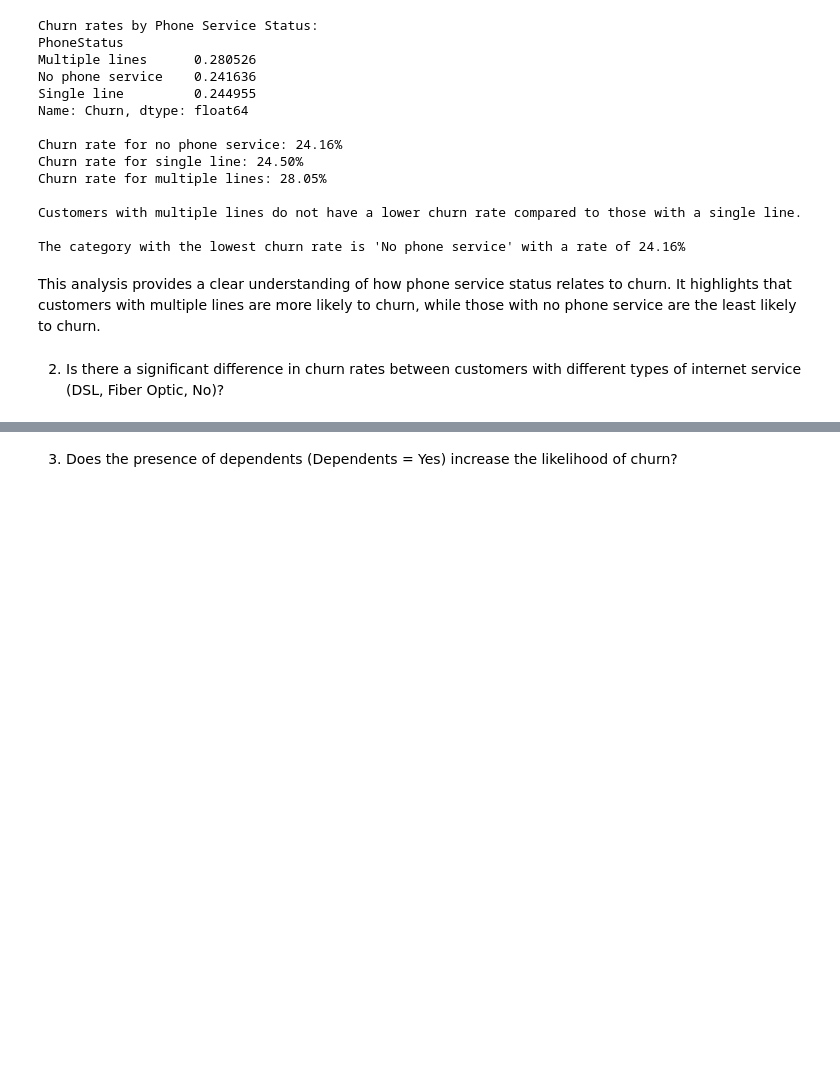
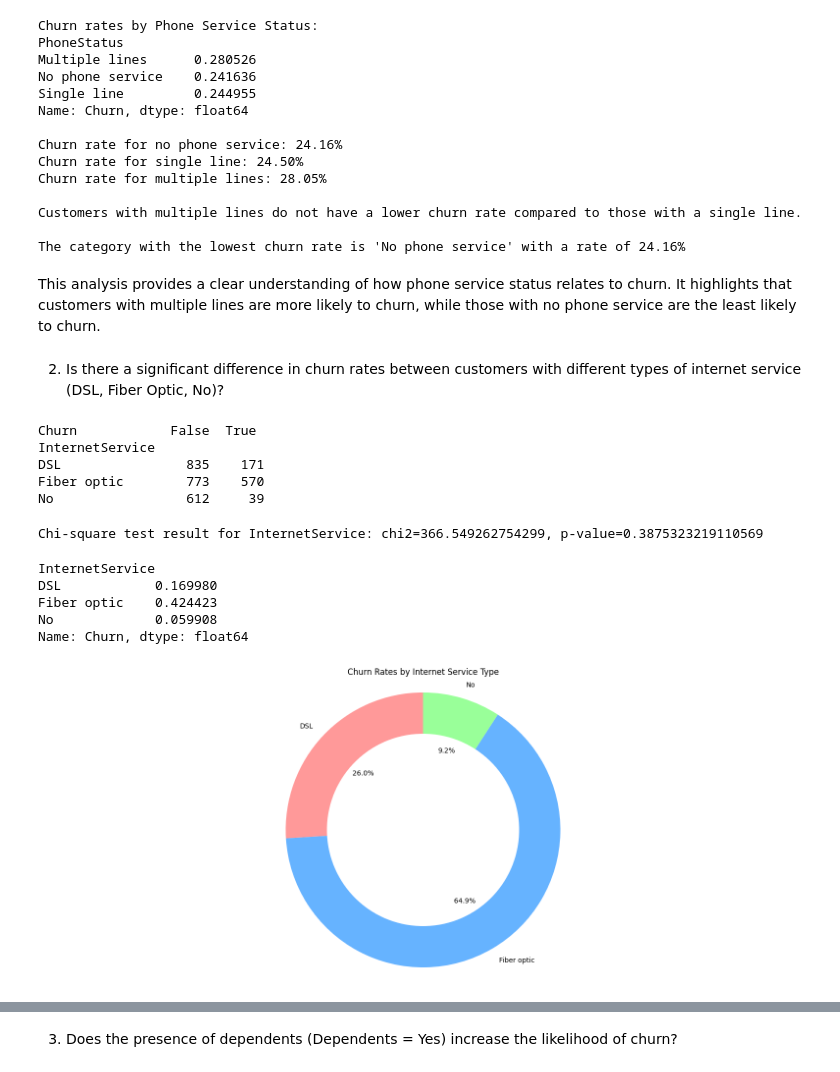
Before and after one commit to Ogoms/Customer-Churn-Prediction, a Jupyter notebook: Notebook/main.ipynb, the cells around one changed output, grey strips where cells are left out. Drawn from its saved outputs; the diff is of its cells as text; code cells hidden in the pictures; blank space fills up the shorter version.

```diff
--- a/Notebook/main.ipynb
+++ b/Notebook/main.ipynb
@@ -623,3 +626,48 @@ The category with the lowest churn rate is 'No phone service' with a rate of 24.
 This analysis provides a clear understanding of how phone service status relates to churn. It highlights that customers with multiple lines are more likely to churn, while those with no phone service are the least likely to churn.
 # %% [markdown]
 2. Is there a significant difference in churn rates between customers with different types of internet service (DSL, Fiber Optic, No)?
+# %%
+#Create a contingency table (cross-tabulation of InternetService and Churn to show count of customers who churned or didn't churn for each internet service type )
+
+contingency_table = pd.crosstab(train_data['InternetService'], train_data['Churn'])
+# print(f'{contingency_table}')
+# %% [output]
+Churn            False  True
+InternetService
+DSL                835    171
+Fiber optic        773    570
+No                 612     39
+# %%
+# Perform a chi-square test of independence to determine if there's a statistically significant relationship between the type of internet service and churn rates.
+
+chi2, p_value, dof, expected = chi2_contingency(contingency_table)
+print(f"Chi-square test result for InternetService: chi2={chi2}, p-value={p}")
+# %% [output]
+Chi-square test result for InternetService: chi2=366.549262754299, p-value=0.3875323219110569
+# %%
+# Calculate churn rates
+
+churn_rates = train_data.groupby('InternetService')['Churn'].mean()
+print(churn_rates)
+# %% [output]
+InternetService
+DSL            0.169980
+Fiber optic    0.424423
+No             0.059908
+Name: Churn, dtype: float64
+# %%
+# Visualize the results
+
+
+fig, ax = plt.subplots(figsize=(20, 8))
+wedges, texts, autotexts = ax.pie(churn_rates, labels=churn_rates.index, autopct='%1.1f%%', startangle=90, colors=['#ff9999', '#66b3ff', '#99ff99'])
+
+# Create a circle at the center to transform the pie chart to a donut chart
+center_circle = plt.Circle((0,0), 0.70, fc='white')
+fig.gca().add_artist(center_circle)
+
+plt.title('Churn Rates by Internet Service Type')
+plt.axis('equal')
+plt.show()
+# %% [output]
+[figure, added]
```
Also changed, not shown: parts of 37 cells of this notebook, 1 other file.
